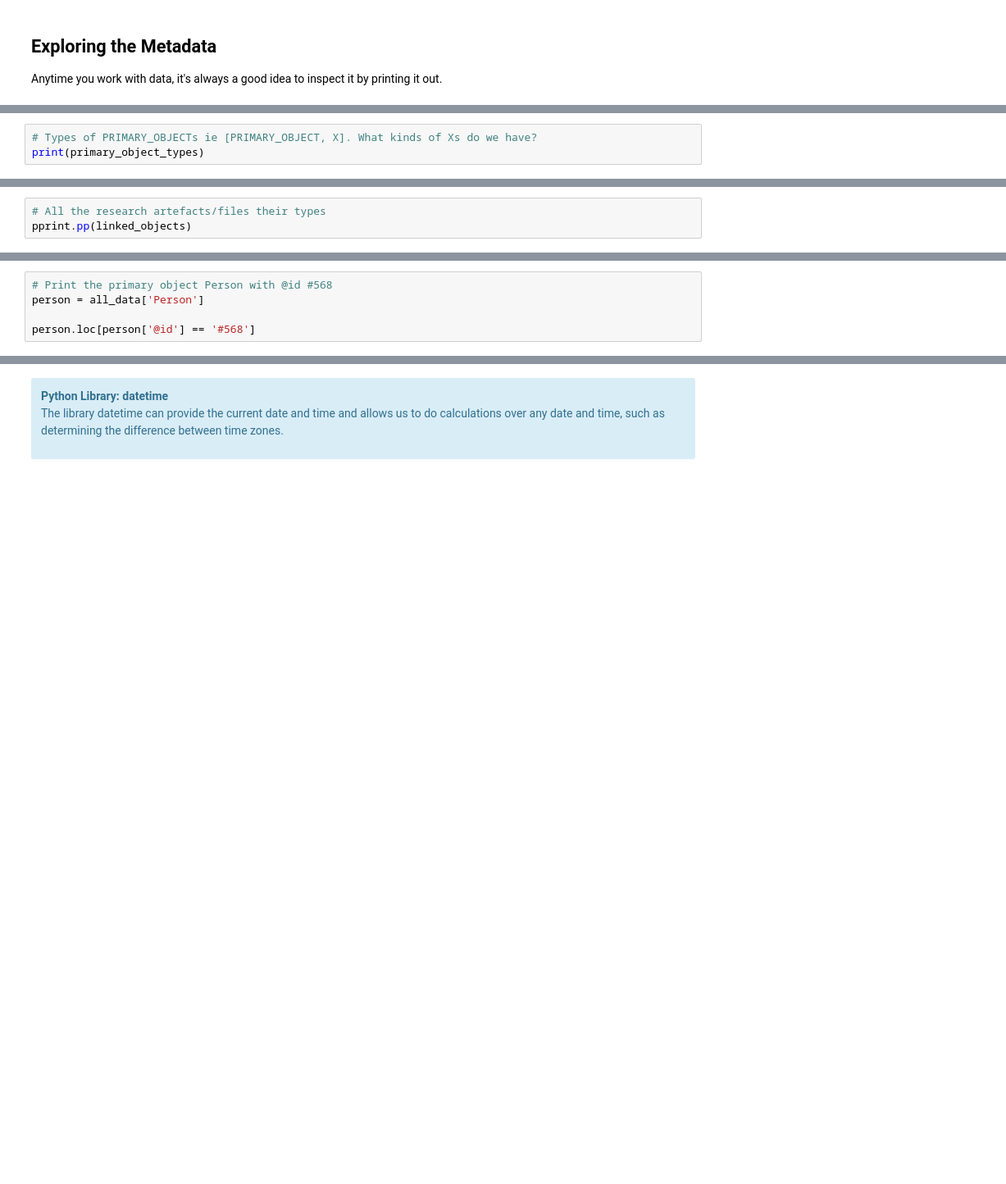
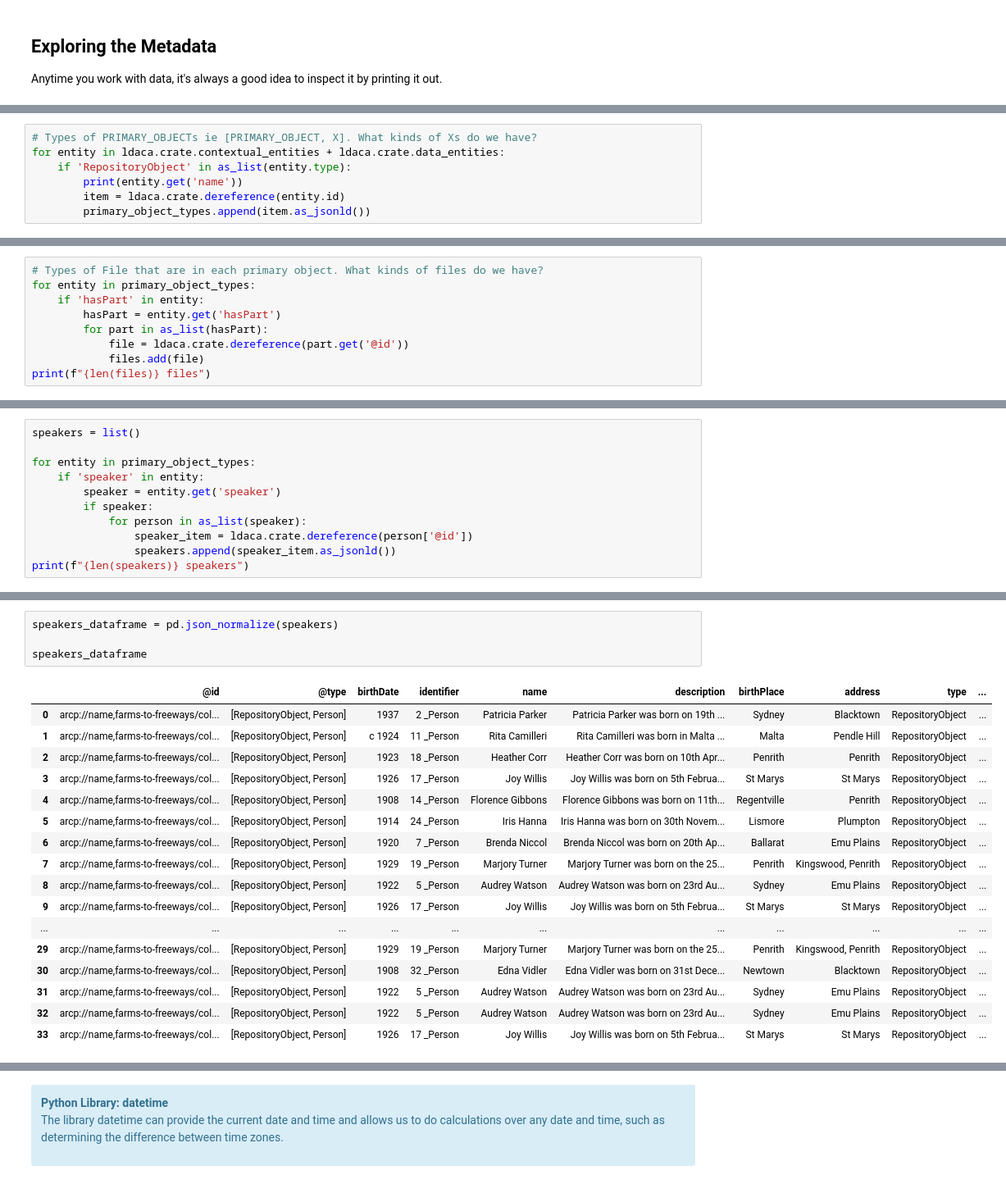
Before and after one commit to Australian-Text-Analytics-Platform/farms-to-freeways, a Jupyter notebook: ro-crate-metadata.ipynb, the cells around one changed output, grey strips where cells are left out. Shown: that part at 82% size. Saved outputs shown, nothing was run; the diff lists cells and outputs as text; blank space fills up the shorter version.

```diff
--- a/ro-crate-metadata.ipynb
+++ b/ro-crate-metadata.ipynb
@@ -211,4 +149,8 @@ pprint.pp(set(flat_types))
 # %%
 # Types of PRIMARY_OBJECTs ie [PRIMARY_OBJECT, X]. What kinds of Xs do we have?
-print(primary_object_types)
+for entity in ldaca.crate.contextual_entities + ldaca.crate.data_entities:
+    if 'RepositoryObject' in as_list(entity.type):
+        print(entity.get('name'))
+        item = ldaca.crate.dereference(entity.id)
+        primary_object_types.append(item.as_jsonld())
 # %% [output]
@@ -216,4 +205,10 @@ print(primary_object_types)
 # %%
-# All the research artefacts/files their types
-pprint.pp(linked_objects)
+# Types of File that are in each primary object. What kinds of files do we have?
+for entity in primary_object_types:
+    if 'hasPart' in entity:
+        hasPart = entity.get('hasPart')
+        for part in as_list(hasPart):
+            file = ldaca.crate.dereference(part.get('@id'))
+            files.add(file)
+print(f"{len(files)} files")
 # %% [output]
@@ -277,5 +240,0 @@ Name: 0, dtype: object
-# %%
-# Print the primary object Person with @id #568
-person = all_data['Person']
-
-person.loc[person['@id'] == '#568']
@@ -309,0 +295,11 @@ new
+# %%
+speakers = list()
+
+for entity in primary_object_types:
+    if 'speaker' in entity:
+        speaker = entity.get('speaker')
+        if speaker:
+            for person in as_list(speaker):
+                speaker_item = ldaca.crate.dereference(person['@id'])
+                speakers.append(speaker_item.as_jsonld())
+print(f"{len(speakers)} speakers")
@@ -309,0 +336,22 @@ new
+# %%
+speakers_dataframe = pd.json_normalize(speakers)
+
+speakers_dataframe
+# %% [output]
+|  | @id | @type | birthDate | identifier | name | description | birthPlace | address | type | ... |
+| 0 | arcp://name,farms-to-freeways/col... | [RepositoryObject, Person] | 1937 | 2 _Person | Patricia Parker | Patricia Parker was born on 19th ... | Sydney | Blacktown | RepositoryObject | ... |
+| 1 | arcp://name,farms-to-freeways/col... | [RepositoryObject, Person] | c 1924 | 11 _Person | Rita Camilleri | Rita Camilleri was born in Malta ... | Malta | Pendle Hill | RepositoryObject | ... |
+| 2 | arcp://name,farms-to-freeways/col... | [RepositoryObject, Person] | 1923 | 18 _Person | Heather Corr | Heather Corr was born on 10th Apr... | Penrith | Penrith | RepositoryObject | ... |
+| 3 | arcp://name,farms-to-freeways/col... | [RepositoryObject, Person] | 1926 | 17 _Person | Joy Willis | Joy Willis was born on 5th Februa... | St Marys | St Marys | RepositoryObject | ... |
+| 4 | arcp://name,farms-to-freeways/col... | [RepositoryObject, Person] | 1908 | 14 _Person | Florence Gibbons | Florence Gibbons was born on 11th... | Regentville | Penrith | RepositoryObject | ... |
+| 5 | arcp://name,farms-to-freeways/col... | [RepositoryObject, Person] | 1914 | 24 _Person | Iris Hanna | Iris Hanna was born on 30th Novem... | Lismore | Plumpton | RepositoryObject | ... |
+| 6 | arcp://name,farms-to-freeways/col... | [RepositoryObject, Person] | 1920 | 7 _Person | Brenda Niccol | Brenda Niccol was born on 20th Ap... | Ballarat | Emu Plains | RepositoryObject | ... |
+| 7 | arcp://name,farms-to-freeways/col... | [RepositoryObject, Person] | 1929 | 19 _Person | Marjory Turner | Marjory Turner was born on the 25... | Penrith | Kingswood, Penrith | RepositoryObject | ... |
+| 8 | arcp://name,farms-to-freeways/col... | [RepositoryObject, Person] | 1922 | 5 _Person | Audrey Watson | Audrey Watson was born on 23rd Au... | Sydney | Emu Plains | RepositoryObject | ... |
+| 9 | arcp://name,farms-to-freeways/col... | [RepositoryObject, Person] | 1926 | 17 _Person | Joy Willis | Joy Willis was born on 5th Februa... | St Marys | St Marys | RepositoryObject | ... |
+| ... | ... | ... | ... | ... | ... | ... | ... | ... | ... | ... |
+| 29 | arcp://name,farms-to-freeways/col... | [RepositoryObject, Person] | 1929 | 19 _Person | Marjory Turner | Marjory Turner was born on the 25... | Penrith | Kingswood, Penrith | RepositoryObject | ... |
+| 30 | arcp://name,farms-to-freeways/col... | [RepositoryObject, Person] | 1908 | 32 _Person | Edna Vidler | Edna Vidler was born on 31st Dece... | Newtown | Blacktown | RepositoryObject | ... |
+| 31 | arcp://name,farms-to-freeways/col... | [RepositoryObject, Person] | 1922 | 5 _Person | Audrey Watson | Audrey Watson was born on 23rd Au... | Sydney | Emu Plains | RepositoryObject | ... |
+| 32 | arcp://name,farms-to-freeways/col... | [RepositoryObject, Person] | 1922 | 5 _Person | Audrey Watson | Audrey Watson was born on 23rd Au... | Sydney | Emu Plains | RepositoryObject | ... |
+| 33 | arcp://name,farms-to-freeways/col... | [RepositoryObject, Person] | 1926 | 17 _Person | Joy Willis | Joy Willis was born on 5th Februa... | St Marys | St Marys | RepositoryObject | ... |
```
Also changed, not shown: parts of 82 cells of this notebook, 1 other file.
